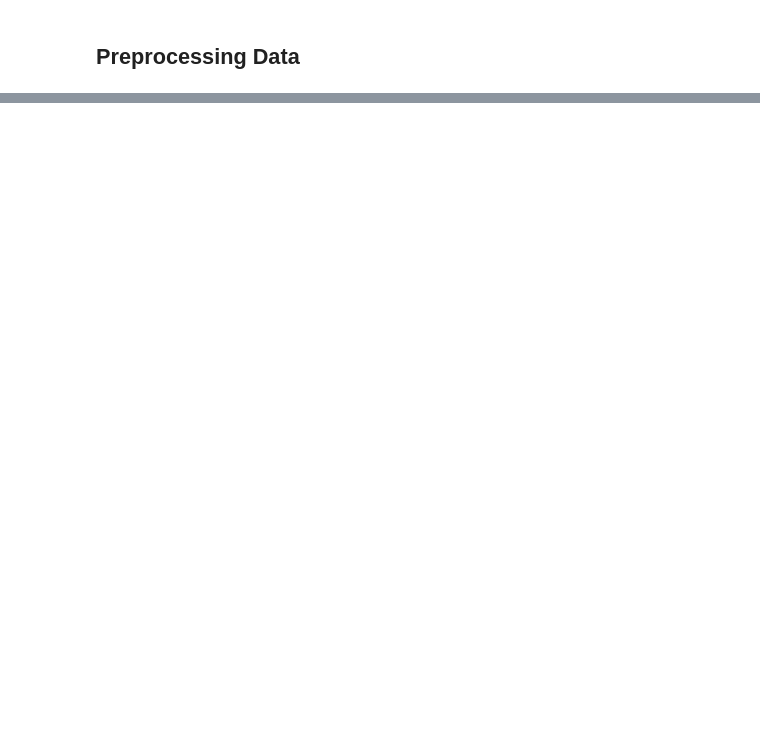
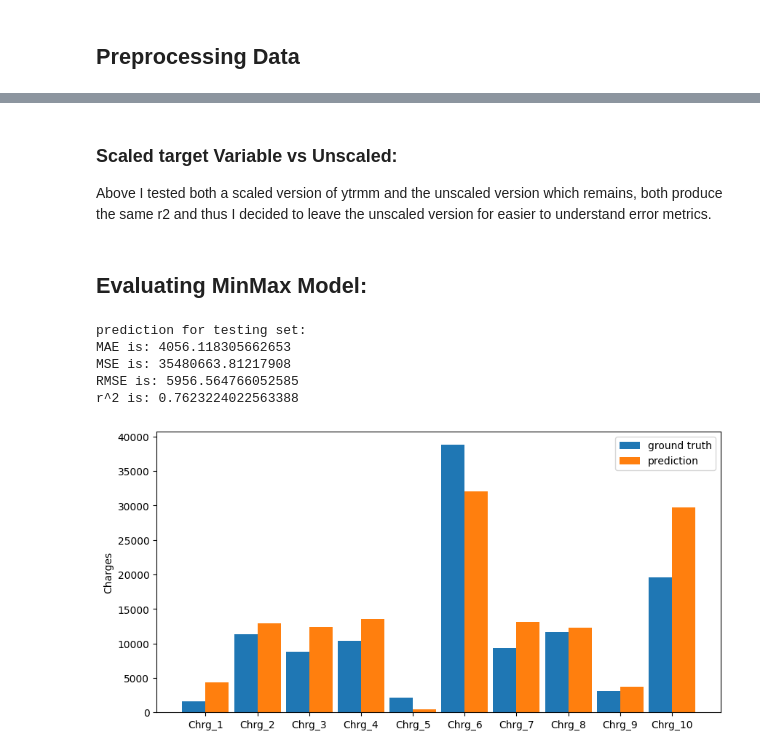
Before and after one commit to J-T-Nelson/Python_code, a Jupyter notebook: PrinciplesOfDS_Course/Labs/lab03-(Nelson_Jon).ipynb, the cells around one changed output, grey strips where cells are left out. Drawn from its saved outputs; the diff is of its cells as text; code cells hidden in the pictures; blank space fills up the shorter version.

```diff
--- a/PrinciplesOfDS_Course/Labs/lab03-(Nelson_Jon).ipynb
+++ b/PrinciplesOfDS_Course/Labs/lab03-(Nelson_Jon).ipynb
@@ -93,0 +270,20 @@ Data columns (total 7 columns):
+# %%
+# Training new model on minmax Data
+lrmm = LinearRegression()
+lrmm.fit(Xtrmm, ytrmm)
+print("Bias:", str(lrmm.intercept_))
+print("Weights/Coefficients:", str(lrmm.coef_))
+
+yTrPred = lrmm.predict(Xtrmm)
+
+mae = mean_absolute_error(yTrPred,ytrmm)
+mse = mean_squared_error(yTrPred,ytrmm)
+rmse = np.sqrt(mse)
+r2 = r2_score(yTrPred, ytrmm)
+
+
+print('prediction for training set:')
+print('MAE is: {}'.format(mae))
+print('MSE is: {}'.format(mse))
+print('RMSE is: {}'.format(rmse))
+print('r^2 is: {}'.format(r2))
@@ -93,0 +299,41 @@ Data columns (total 7 columns):
+# %% [markdown]
+### Scaled target Variable vs Unscaled:
+
+Above I tested both a scaled version of ytrmm and the unscaled version which remains, both produce the same r2 and thus I decided to leave the unscaled version for easier to understand error metrics.
+# %% [markdown]
+## Evaluating MinMax Model:
+# %%
+ytsPred = lrmm.predict(Xtsmm)
+
+mae = mean_absolute_error(ytsPred,ytsmm)
+mse = mean_squared_error(ytsPred,ytsmm)
+rmse = np.sqrt(mse)
+r2 = r2_score(ytsmm, ytsPred)
+
+print('prediction for testing set:')
+print('MAE is: {}'.format(mae))
+print('MSE is: {}'.format(mse))
+print('RMSE is: {}'.format(rmse))
+print('r^2 is: {}'.format(r2))
+
+labels = ['Chrg_1','Chrg_2','Chrg_3','Chrg_4','Chrg_5','Chrg_6','Chrg_7','Chrg_8','Chrg_9','Chrg_10',]
+x = np.arange(len(labels))  # the label locations
+width = 0.45  # the width of the bars
+
+fig, ax = plt.subplots(figsize=(10, 5))
+rects1 = ax.bar(x - width/2, ytsmm[0:10], width, label='ground truth')
+rects2 = ax.bar(x + width/2, ytsPred[0:10], width, label='prediction')
+
+ax.set_ylabel('Charges')
+ax.set_xticks(x)
+ax.set_xticklabels(labels)
+ax.legend()
+
+plt.show()
+# %% [output]
+prediction for testing set:
+MAE is: 4056.118305662653
+MSE is: 35480663.81217908
+RMSE is: 5956.564766052585
+r^2 is: 0.7623224022563388
+[figure, added]
```
Also changed, not shown: parts of 20 cells of this notebook, 2 other files.
